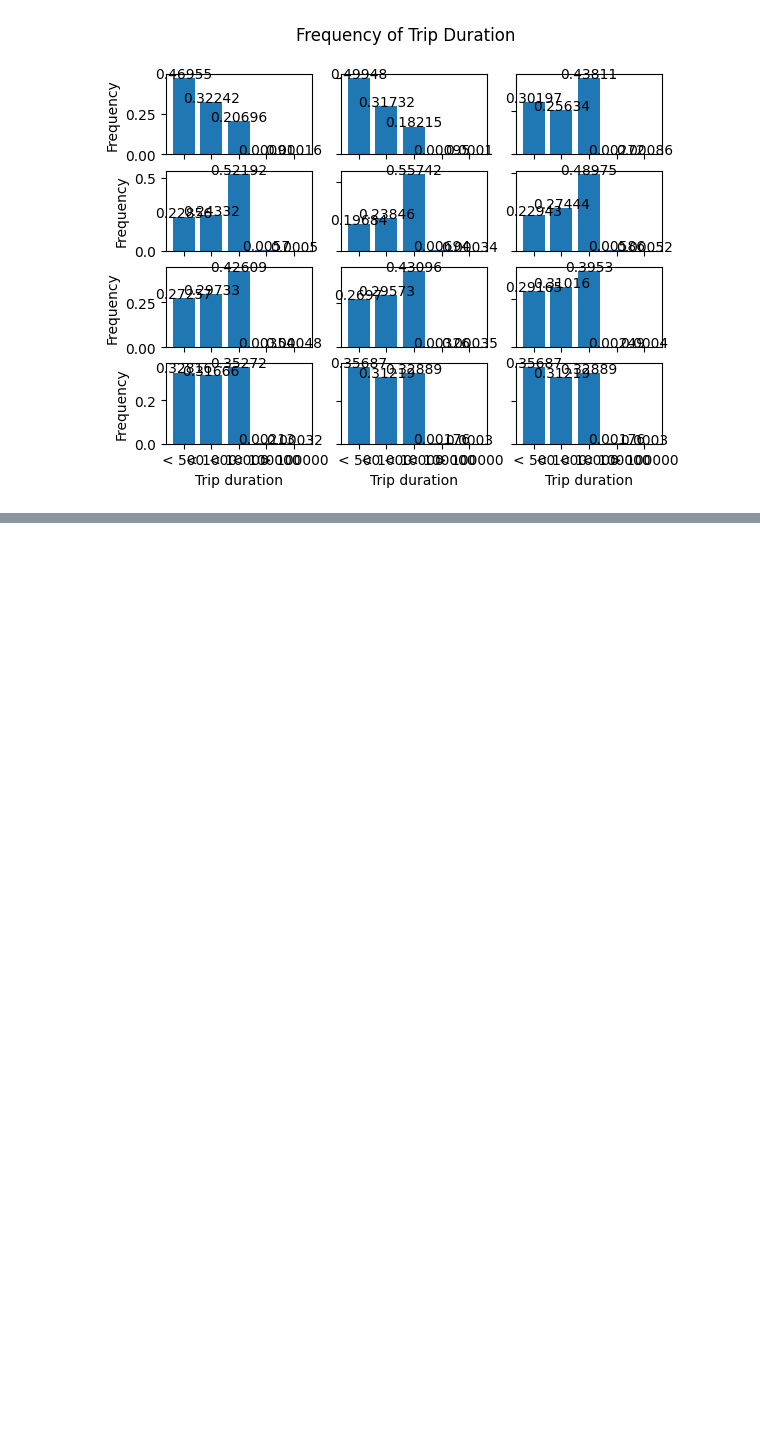
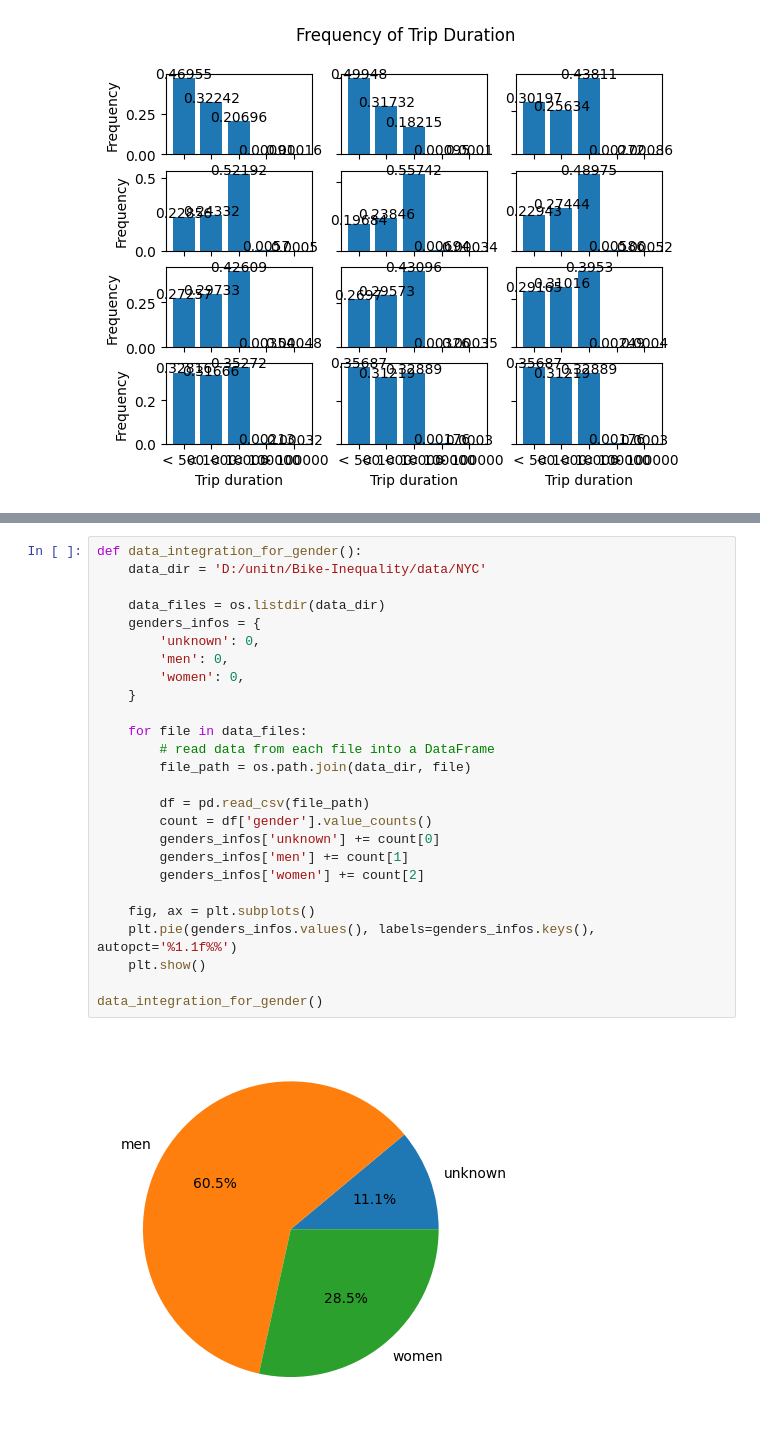
Before and after one commit to GaiaPizzuti/Bike-Inequality, a Jupyter notebook: src/data_analysis.ipynb, the cells around one changed output, grey strips where cells are left out. Cells and saved outputs as stored; diff of their text form; blank space fills up the shorter version.

Commit message:
add data_integration_for_gender()

```diff
--- a/src/data_analysis.ipynb
+++ b/src/data_analysis.ipynb
@@ -111,0 +116,28 @@ plt.show()
+# %%
+def data_integration_for_gender():
+    data_dir = 'D:/unitn/Bike-Inequality/data/NYC'
+
+    data_files = os.listdir(data_dir)
+    genders_infos = {
+        'unknown': 0,
+        'men': 0,
+        'women': 0,
+    }
+
+    for file in data_files:
+        # read data from each file into a DataFrame
+        file_path = os.path.join(data_dir, file)
+
+        df = pd.read_csv(file_path)
+        count = df['gender'].value_counts()
+        genders_infos['unknown'] += count[0]
+        genders_infos['men'] += count[1]
+        genders_infos['women'] += count[2]
+
+    fig, ax = plt.subplots()
+    plt.pie(genders_infos.values(), labels=genders_infos.keys(),  autopct='%1.1f%%')
+    plt.show()
+
+data_integration_for_gender()
+# %% [output]
+[figure, added]
```
Also changed, not shown: parts of 3 cells of this notebook, 1 other file.
